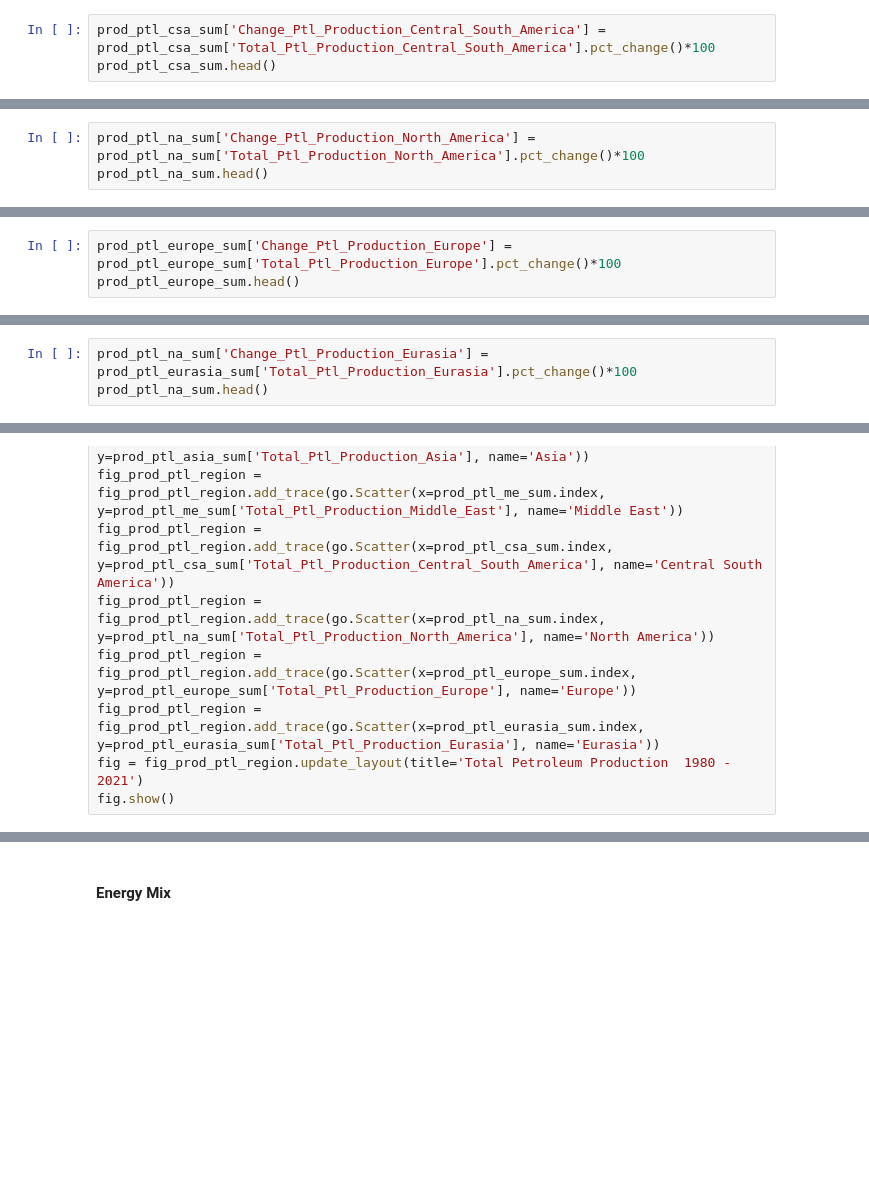
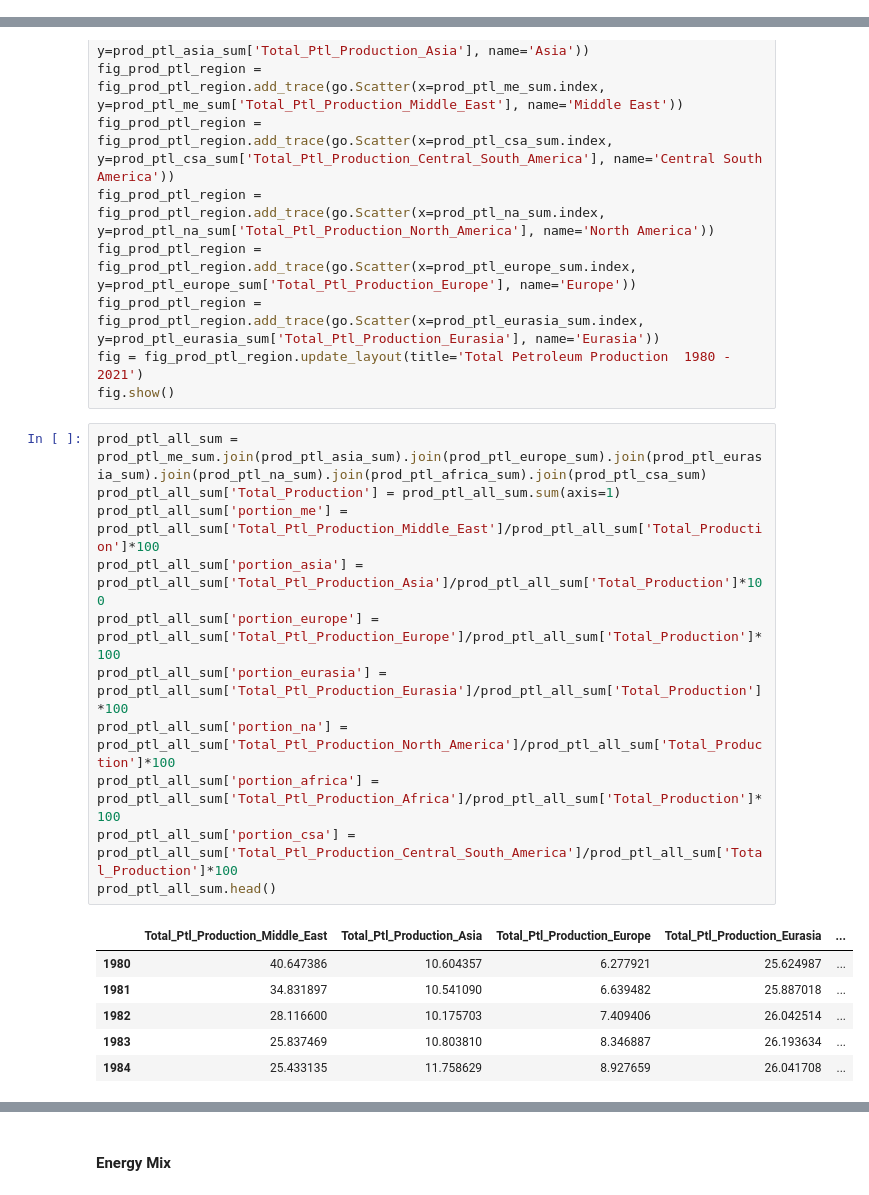
Before and after one commit to lurza/World-Energy-Analysis-main, a Jupyter notebook: Energy_Con_Prod.ipynb, the cells around one changed output, grey strips where cells are left out. Cells and saved outputs as stored; diff of their text form; blank space fills up the shorter version.

```diff
--- a/Energy_Con_Prod.ipynb
+++ b/Energy_Con_Prod.ipynb
@@ -4289,6 +4035,3 @@ prod_ptl_csa_sum.head()
 | 1982 | 7.835343 |
 | 1983 | 7.761489 |
 | 1984 | 8.158450 |
-# %%
-prod_ptl_csa_sum['Change_Ptl_Production_Central_South_America'] = prod_ptl_csa_sum['Total_Ptl_Production_Central_South_America'].pct_change()*100
-prod_ptl_csa_sum.head()
@@ -4367,6 +4093,3 @@ prod_ptl_na_sum.head()
 | 1982 | 29.981190 |
 | 1983 | 30.102970 |
 | 1984 | 31.084721 |
-# %%
-prod_ptl_na_sum['Change_Ptl_Production_North_America'] = prod_ptl_na_sum['Total_Ptl_Production_North_America'].pct_change()*100
-prod_ptl_na_sum.head()
@@ -4445,6 +4151,3 @@ prod_ptl_europe_sum.head()
 | 1982 | 7.409406 |
 | 1983 | 8.346887 |
 | 1984 | 8.927659 |
-# %%
-prod_ptl_europe_sum['Change_Ptl_Production_Europe'] = prod_ptl_europe_sum['Total_Ptl_Production_Europe'].pct_change()*100
-prod_ptl_europe_sum.head()
@@ -4523,6 +4209,3 @@ prod_ptl_eurasia_sum.head()
 | 1982 | 26.042514 |
 | 1983 | 26.193634 |
 | 1984 | 26.041708 |
-# %%
-prod_ptl_na_sum['Change_Ptl_Production_Eurasia'] = prod_ptl_eurasia_sum['Total_Ptl_Production_Eurasia'].pct_change()*100
-prod_ptl_na_sum.head()
@@ -4563,3 +4239,21 @@ fig_prod_ptl_region = fig_prod_ptl_region.add_trace(go.Scatter(x=prod_ptl_europe
 fig_prod_ptl_region = fig_prod_ptl_region.add_trace(go.Scatter(x=prod_ptl_eurasia_sum.index, y=prod_ptl_eurasia_sum['Total_Ptl_Production_Eurasia'], name='Eurasia'))
 fig = fig_prod_ptl_region.update_layout(title='Total Petroleum Production  1980 - 2021')
 fig.show()
+# %%
+prod_ptl_all_sum = prod_ptl_me_sum.join(prod_ptl_asia_sum).join(prod_ptl_europe_sum).join(prod_ptl_eurasia_sum).join(prod_ptl_na_sum).join(prod_ptl_africa_sum).join(prod_ptl_csa_sum)
+prod_ptl_all_sum['Total_Production'] = prod_ptl_all_sum.sum(axis=1)
+prod_ptl_all_sum['portion_me'] = prod_ptl_all_sum['Total_Ptl_Production_Middle_East']/prod_ptl_all_sum['Total_Production']*100
+prod_ptl_all_sum['portion_asia'] = prod_ptl_all_sum['Total_Ptl_Production_Asia']/prod_ptl_all_sum['Total_Production']*100
+prod_ptl_all_sum['portion_europe'] = prod_ptl_all_sum['Total_Ptl_Production_Europe']/prod_ptl_all_sum['Total_Production']*100
+prod_ptl_all_sum['portion_eurasia'] = prod_ptl_all_sum['Total_Ptl_Production_Eurasia']/prod_ptl_all_sum['Total_Production']*100
+prod_ptl_all_sum['portion_na'] = prod_ptl_all_sum['Total_Ptl_Production_North_America']/prod_ptl_all_sum['Total_Production']*100
+prod_ptl_all_sum['portion_africa'] = prod_ptl_all_sum['Total_Ptl_Production_Africa']/prod_ptl_all_sum['Total_Production']*100
+prod_ptl_all_sum['portion_csa'] = prod_ptl_all_sum['Total_Ptl_Production_Central_South_America']/prod_ptl_all_sum['Total_Production']*100
+prod_ptl_all_sum.head()
+# %% [output]
+|  | Total_Ptl_Production_Middle_East | Total_Ptl_Production_Asia | Total_Ptl_Production_Europe | Total_Ptl_Production_Eurasia | ... |
+| 1980 | 40.647386 | 10.604357 | 6.277921 | 25.624987 | ... |
+| 1981 | 34.831897 | 10.541090 | 6.639482 | 25.887018 | ... |
+| 1982 | 28.116600 | 10.175703 | 7.409406 | 26.042514 | ... |
+| 1983 | 25.837469 | 10.803810 | 8.346887 | 26.193634 | ... |
+| 1984 | 25.433135 | 11.758629 | 8.927659 | 26.041708 | ... |
```
Also changed, not shown: parts of 59 cells of this notebook.
